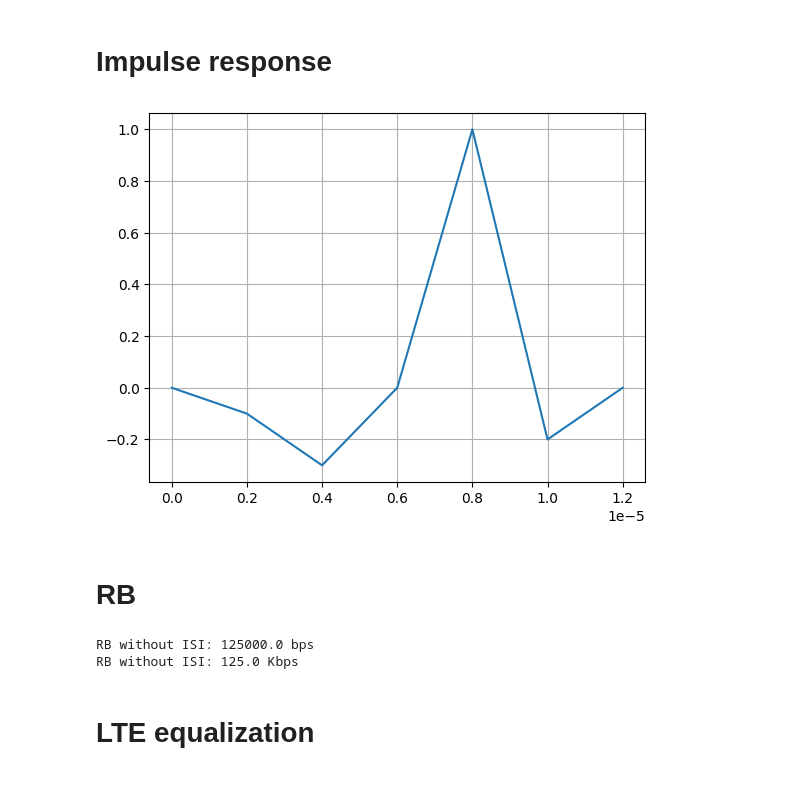
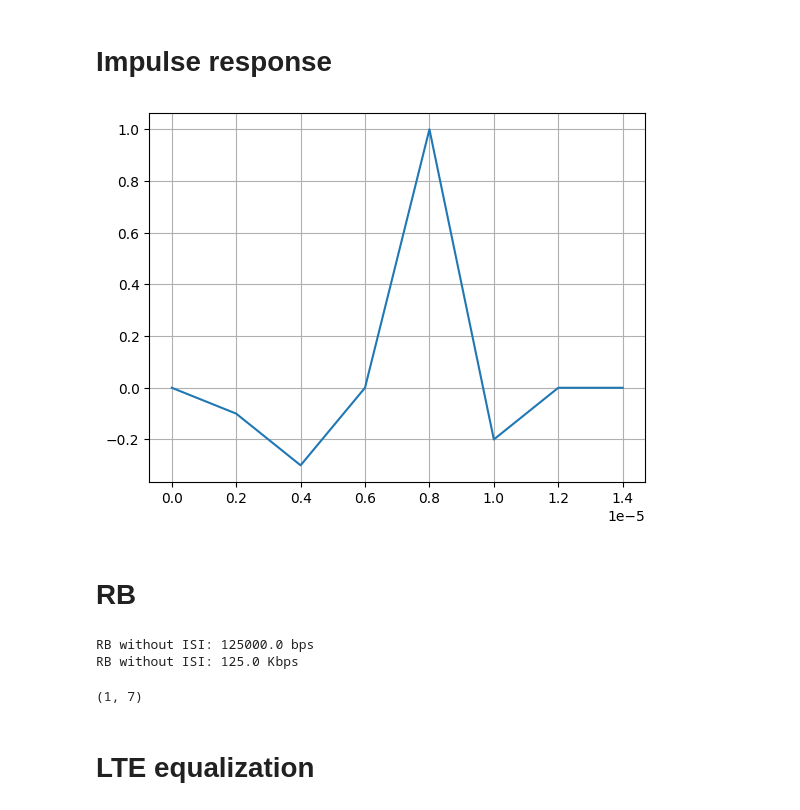
Before and after one commit to Sergiogd112/MainVault, a Jupyter notebook: UPC/CSF/EQ/eq.ipynb, the cells around one changed output. Saved outputs shown, nothing was run; the diff lists cells and outputs as text; code cells hidden in the pictures.

```diff
--- a/UPC/CSF/EQ/eq.ipynb
+++ b/UPC/CSF/EQ/eq.ipynb
@@ -13,13 +13,13 @@ sp.init_printing()
 # %% [markdown]
 # Impulse response
 # %%
-h = [0, -0.1, -0.3, 0, 1, -0.2, 0]
-t = np.arange(0, 14, 2) * 1e-6
+h=[0, -0.1, -0.3, 0, 1, -0.2, 0,0]
+t=np.arange(0, 16, 2) * 1e-6
 plt.plot(t, h)
 plt.grid()
 plt.show()
 # %% [output]
-[figure, old version]
+[figure, new version]
 # %% [markdown]
 # RB
 # %%
@@ -46,9 +48,13 @@ def RB_without(h, t):
 # %%
-print(f"RB without ISI: {RB_without(h,t)} bps")
-print(f"RB without ISI: {RB_without(h,t)/1000} Kbps")
+RB,(pzero,nzero) = RB_without(h,t)
+print(f"RB without ISI: {RB} bps")
+
+print(f"RB without ISI: {RB/1000} Kbps")
+pzero,nzero
 # %% [output]
 RB without ISI: 125000.0 bps
 RB without ISI: 125.0 Kbps
+(1, 7)
 # %% [markdown]
 # LTE equalization
 # %% [markdown]
```
Also changed, not shown: parts of 8 cells of this notebook.
